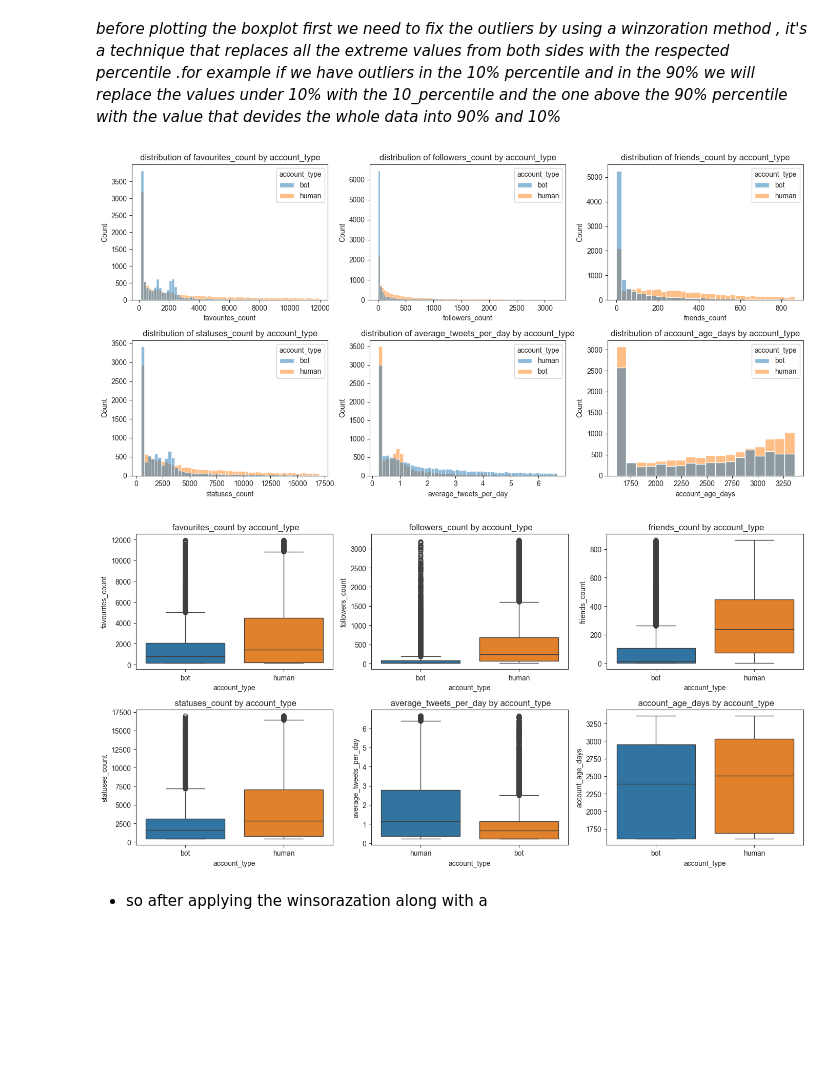
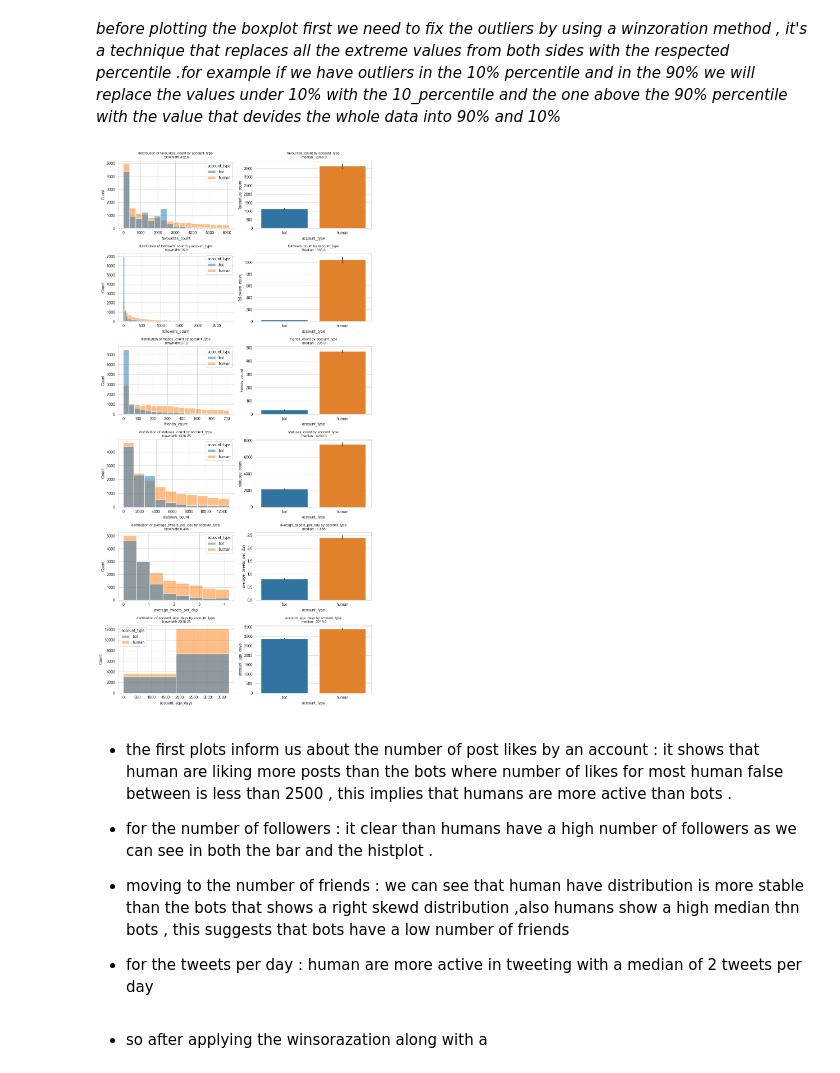
Before and after one commit to YassineSdk/email_classification, a Jupyter notebook: model.ipynb, the cells around one changed output. Cells and saved outputs as stored; diff of their text form; code cells hidden in the pictures; blank space fills up the shorter version.

Commit message:
working on analysis of discrete data

```diff
--- a/model.ipynb
+++ b/model.ipynb
@@ -261,34 +261,32 @@ the association of the account status and the geo_enabled is **statistically sig
 #### **Bivariate analysis of account status and the coutunious variables**
 # %% [markdown]
 *before plotting the boxplot first we need to fix the outliers by using a winzoration method , it's a technique that replaces all the extreme values from both sides with the respected percentile .for example if we have outliers in the 10% percentile and in the 90% we will replace the values under 10% with the 10_percentile and the one above the 90% percentile with the value that devides the whole data into 90% and 10%*
-# %%
-# using the winsorazation method
-from feature_engine.outliers import Winsorizer
-winso = Winsorizer(capping_method='quantiles',tail='both',fold=0.2,variables=count_col)
-df = winso.fit_transform(data)
+# %%
+from feature_engine.outliers import Winsorizer
+winso = Winsorizer(capping_method='quantiles',tail='both',fold=0.2,variables=count_col)
+df_win = winso.fit_transform(df)
 # %%
-fig , ax = plt.subplots(2,3,figsize=(14,7))
+sns.set_style('whitegrid')
+fig , ax = plt.subplots(6,2,figsize=(10,20))
 ax = ax.flatten()
 
 for i , col in enumerate(count_col):
+    i_h = i * 2
     data = df.copy()
-    data = data[data[col] < np.percentile(data[col],80)]
-    sns.histplot(x=data[col],hue=data['account_type'],ax=ax[i])
-    ax[i].set_title(f'distribution of {col} by account_type')
+    sns.histplot(x=data[col],hue=data['account_type'],ax=ax[i_h],binrange=[0,np.percentile(data[col],70)],binwidth=np.percentile(data[col],25))
+    ax[i_h].set_title(f'distribution of {col} by account_type \n binwhidth:{np.percentile(data[col],25)}',size=9)
+    sns.barplot(y=df_win[col],x=df_win['account_type'],hue=df_win['account_type'],ax=ax[i_h+1],estimator='median')
+    ax[i_h+1].set_title(f' {col} by account_type \n median : {df_win[col].median()}',size=9)
 plt.tight_layout()
 # %% [output]
-[figure, old version]
+[figure, new version]
-# %%
-fig , ax = plt.subplots(2,3,figsize=(14,7))
-ax = ax.flatten()
-
-for i , col in enumerate(count_col):
-    data = df.copy()
-    data = data[data[col] < np.percentile(data[col],80)]
-    sns.boxplot(y=data[col],x=data['account_type'],hue=data['account_type'],ax=ax[i])
-    ax[i].set_title(f' {col} by account_type')
-plt.tight_layout()
-# %% [output]
-[figure, removed]
+# %% [markdown]
+* the first plots inform us about the number of post likes by an account : it shows that human are liking more posts than the bots where number of likes for most human false between is less than 2500 , this implies that humans are more active than bots .
+
+* for the number of followers : it clear than humans have a high number of followers as we can see in both the bar and the histplot .
+
+* moving to the number of friends : we can see that human have distribution is more stable than the bots that shows a right skewd distribution ,also humans show a high median thn bots , this suggests that bots have a low number of friends
+
+* for the tweets per day : human are more active in tweeting with a median of 2 tweets per day
 # %% [markdown]
 * so after applying the winsorazation along with a
```
Also changed, not shown: 1 other file.
